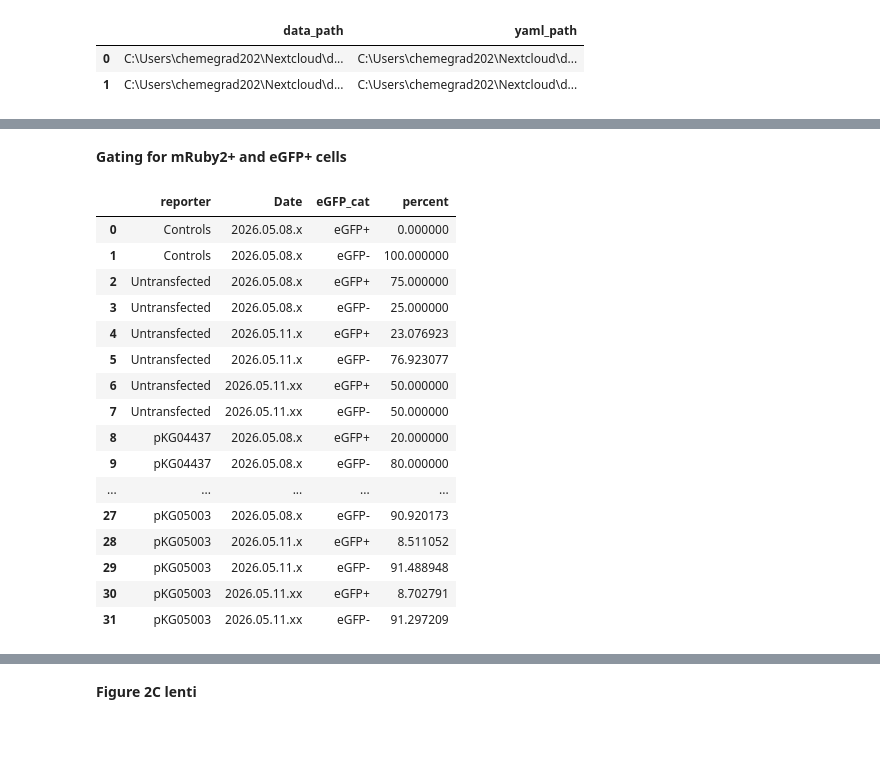
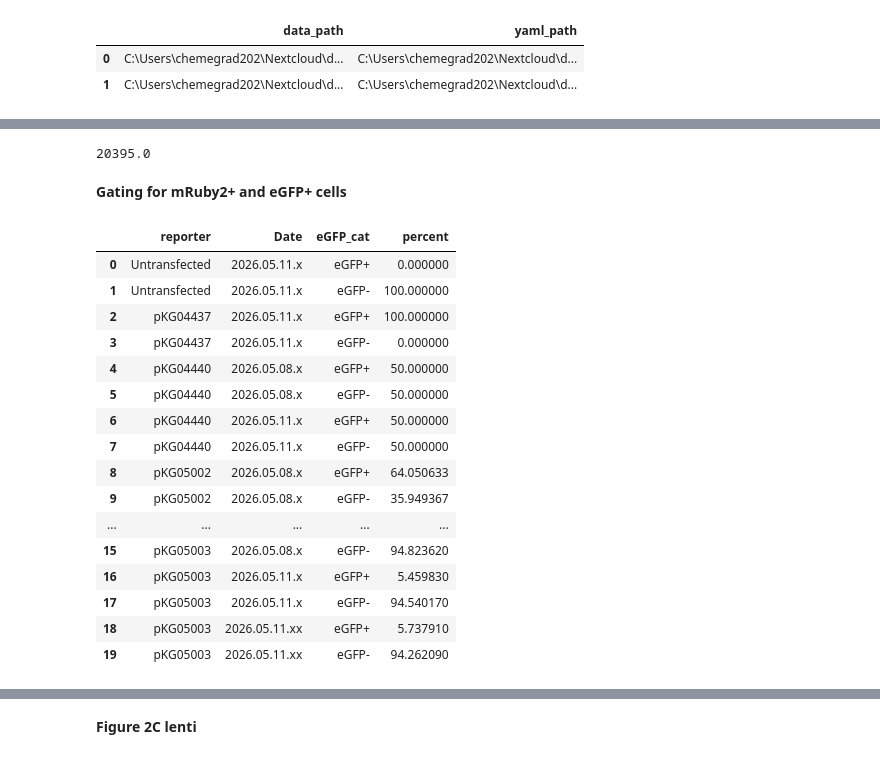
Before and after one commit to GallowayLabMIT/dasit_manuscript, a Jupyter notebook: Figure_2/Figure_2_fluorescent_selectivity_lenti.ipynb, the cells around one changed output, grey strips where cells are left out. Saved outputs shown, nothing was run; the diff lists cells and outputs as text; code cells hidden in the pictures.

```diff
--- a/Figure_2/Figure_2_fluorescent_selectivity_lenti.ipynb
+++ b/Figure_2/Figure_2_fluorescent_selectivity_lenti.ipynb
@@ -83,5 +83,5 @@ display(data)
 # %%
-parameters = np.array(['mGL-H', 'mRuby2-H', 'iRFP670-H'])
+parameters = np.array(['mGL-H', 'mRuby2-H', 'iRFP670-H', 'TagBFP-H'])
 for param in parameters:
     untransfected = data[(data['reporter'] == 'Untransfected')& (data[param] > 0)]
     g = plt.figure()
@@ -95,37 +96,41 @@ for param in parameters:
 iRFP_gate_quantile = untransfected['iRFP670-H'].quantile(0.99)
 eGFP_gate = 8000
 mRuby2_gate = 3000
+TagBFP_gate = 10000
+display(iRFP_gate_quantile)
 
 # # Gating on co-transfection marker
 data_gated = data[data['iRFP670-H'] > iRFP_gate_quantile]
 data_eGFP = data[data['mGL-H'] > eGFP_gate]
+# %% [output]
+20395.0
 # %% [markdown]
 **Gating for mRuby2+ and eGFP+ cells**
 # %%
-mRuby2_gated = data[data['mRuby2-H'] > mRuby2_gate].copy()
+mRuby2_gated = data_gated[data_gated['mRuby2-H'] > mRuby2_gate].copy()
 mRuby2_gated['eGFP_cat'] = np.where(mRuby2_gated['mGL-H'] > eGFP_gate, 'eGFP+', 'eGFP-')
 # %%
 well_group = ['reporter','Date']
 count_df = mRuby2_gated.groupby(['reporter', 'Date','eGFP_cat'])[
-    'FSC-A'].count().unstack(fill_value=0).stack().rename('count')
-percent_small_data_1_mRuby2 = (count_df*100/count_df.groupby(well_group ).transform('sum')).reset_index(name='percent')
+    'FSC-A'].count().unstack(fill_value=0).stack().rename('count').copy(0)
+percent_small_data_1_mRuby2 = (count_df*100/count_df.groupby(well_group ).transform('sum')).reset_index(name='percent').copy()
 count_small_data_1_mRuby2 = count_df.reset_index()
 display(percent_small_data_1_mRuby2)
 # %% [output]
 |  | reporter | Date | eGFP_cat | percent |
-| 0 | Controls | 2026.05.08.x | eGFP+ | 0.000000 |
-| 1 | Controls | 2026.05.08.x | eGFP- | 100.000000 |
-| 2 | Untransfected | 2026.05.08.x | eGFP+ | 75.000000 |
-| 3 | Untransfected | 2026.05.08.x | eGFP- | 25.000000 |
-| 4 | Untransfected | 2026.05.11.x | eGFP+ | 23.076923 |
-| 5 | Untransfected | 2026.05.11.x | eGFP- | 76.923077 |
-| 6 | Untransfected | 2026.05.11.xx | eGFP+ | 50.000000 |
-| 7 | Untransfected | 2026.05.11.xx | eGFP- | 50.000000 |
-| 8 | pKG04437 | 2026.05.08.x | eGFP+ | 20.000000 |
-| 9 | pKG04437 | 2026.05.08.x | eGFP- | 80.000000 |
+| 0 | Untransfected | 2026.05.11.x | eGFP+ | 0.000000 |
+| 1 | Untransfected | 2026.05.11.x | eGFP- | 100.000000 |
+| 2 | pKG04437 | 2026.05.11.x | eGFP+ | 100.000000 |
+| 3 | pKG04437 | 2026.05.11.x | eGFP- | 0.000000 |
+| 4 | pKG04440 | 2026.05.08.x | eGFP+ | 50.000000 |
+| 5 | pKG04440 | 2026.05.08.x | eGFP- | 50.000000 |
+| 6 | pKG04440 | 2026.05.11.x | eGFP+ | 50.000000 |
+| 7 | pKG04440 | 2026.05.11.x | eGFP- | 50.000000 |
+| 8 | pKG05002 | 2026.05.08.x | eGFP+ | 64.050633 |
+| 9 | pKG05002 | 2026.05.08.x | eGFP- | 35.949367 |
 | ... | ... | ... | ... | ... |
-| 27 | pKG05003 | 2026.05.08.x | eGFP- | 90.920173 |
-| 28 | pKG05003 | 2026.05.11.x | eGFP+ | 8.511052 |
-| 29 | pKG05003 | 2026.05.11.x | eGFP- | 91.488948 |
-| 30 | pKG05003 | 2026.05.11.xx | eGFP+ | 8.702791 |
-| 31 | pKG05003 | 2026.05.11.xx | eGFP- | 91.297209 |
+| 15 | pKG05003 | 2026.05.08.x | eGFP- | 94.823620 |
+| 16 | pKG05003 | 2026.05.11.x | eGFP+ | 5.459830 |
+| 17 | pKG05003 | 2026.05.11.x | eGFP- | 94.540170 |
+| 18 | pKG05003 | 2026.05.11.xx | eGFP+ | 5.737910 |
+| 19 | pKG05003 | 2026.05.11.xx | eGFP- | 94.262090 |
```
Also changed, not shown: parts of 9 cells of this notebook, 7 other files.
